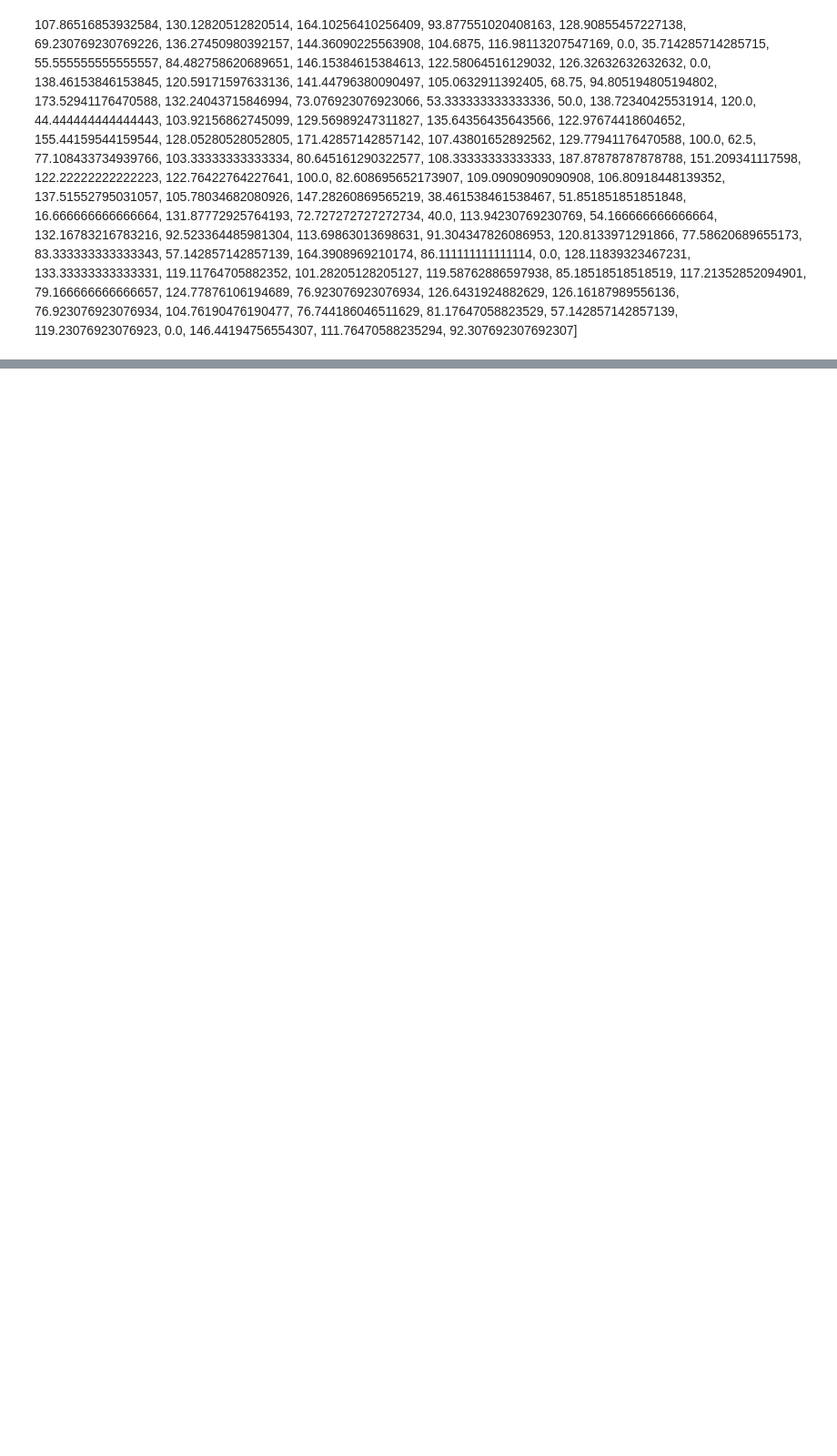
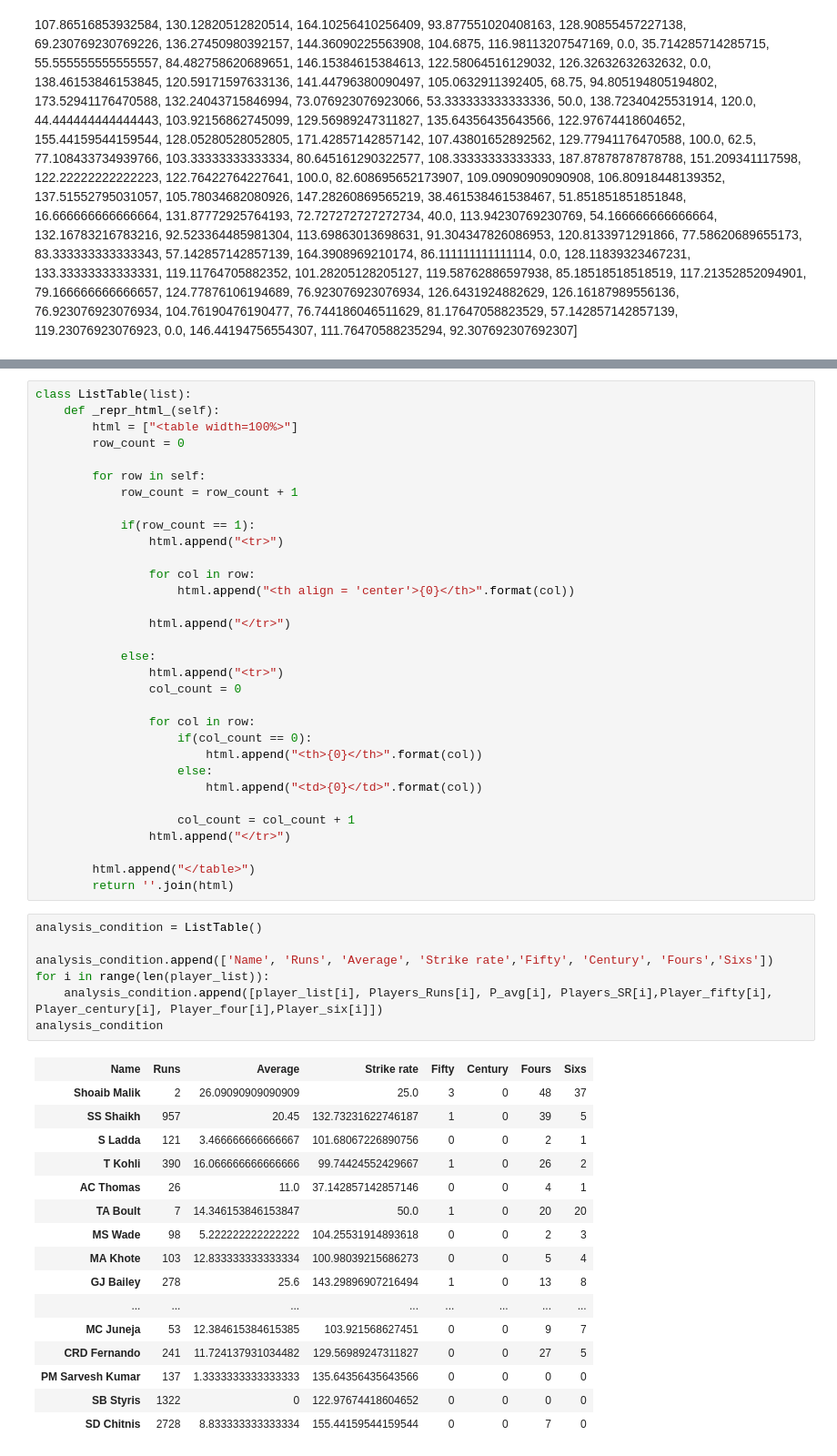
Before and after one commit to AnshulHedau/IPL_Insights, a Jupyter notebook: IPL Insights.ipynb, the cells around one changed output, grey strips where cells are left out. Shown at 91% size. Drawn from its saved outputs; the diff is of its cells as text; blank space fills up the shorter version.

```diff
--- a/IPL Insights.ipynb
+++ b/IPL Insights.ipynb
@@ -1352,0 +960,56 @@ Players_Runs = [2, 957, 121, 390, 26, 7, 98, 103, 278, 420, 51, 18, 35, 187, 4,
+# %%
+class ListTable(list):
+    def _repr_html_(self):
+        html = ["<table width=100%>"]
+        row_count = 0
+
+        for row in self:
+            row_count = row_count + 1
+
+            if(row_count == 1):
+                html.append("<tr>")
+
+                for col in row:
+                    html.append("<th align = 'center'>{0}</th>".format(col))
+
+                html.append("</tr>")
+
+            else:
+                html.append("<tr>")
+                col_count = 0
+
+                for col in row:
+                    if(col_count == 0):
+                        html.append("<th>{0}</th>".format(col))
+                    else:
+                        html.append("<td>{0}</td>".format(col))
+
+                    col_count = col_count + 1
+                html.append("</tr>")
+
+        html.append("</table>")
+        return ''.join(html)
+# %%
+analysis_condition = ListTable()
+
+analysis_condition.append(['Name', 'Runs', 'Average', 'Strike rate','Fifty', 'Century', 'Fours','Sixs'])
+for i in range(len(player_list)):
+    analysis_condition.append([player_list[i], Players_Runs[i], P_avg[i], Players_SR[i],Player_fifty[i], Player_century[i], Player_four[i],Player_six[i]])
+analysis_condition
+# %% [output]
+| Name | Runs | Average | Strike rate | Fifty | Century | Fours | Sixs |
+| Shoaib Malik | 2 | 26.09090909090909 | 25.0 | 3 | 0 | 48 | 37 |
+| SS Shaikh | 957 | 20.45 | 132.73231622746187 | 1 | 0 | 39 | 5 |
+| S Ladda | 121 | 3.466666666666667 | 101.68067226890756 | 0 | 0 | 2 | 1 |
+| T Kohli | 390 | 16.066666666666666 | 99.74424552429667 | 1 | 0 | 26 | 2 |
+| AC Thomas | 26 | 11.0 | 37.142857142857146 | 0 | 0 | 4 | 1 |
+| TA Boult | 7 | 14.346153846153847 | 50.0 | 1 | 0 | 20 | 20 |
+| MS Wade | 98 | 5.222222222222222 | 104.25531914893618 | 0 | 0 | 2 | 3 |
+| MA Khote | 103 | 12.833333333333334 | 100.98039215686273 | 0 | 0 | 5 | 4 |
+| GJ Bailey | 278 | 25.6 | 143.29896907216494 | 1 | 0 | 13 | 8 |
+| ... | ... | ... | ... | ... | ... | ... | ... |
+| MC Juneja | 53 | 12.384615384615385 | 103.921568627451 | 0 | 0 | 9 | 7 |
+| CRD Fernando | 241 | 11.724137931034482 | 129.56989247311827 | 0 | 0 | 27 | 5 |
+| PM Sarvesh Kumar | 137 | 1.3333333333333333 | 135.64356435643566 | 0 | 0 | 0 | 0 |
+| SB Styris | 1322 | 0 | 122.97674418604652 | 0 | 0 | 0 | 0 |
+| SD Chitnis | 2728 | 8.833333333333334 | 155.44159544159544 | 0 | 0 | 7 | 0 |
```
Also changed, not shown: parts of 61 cells of this notebook.
